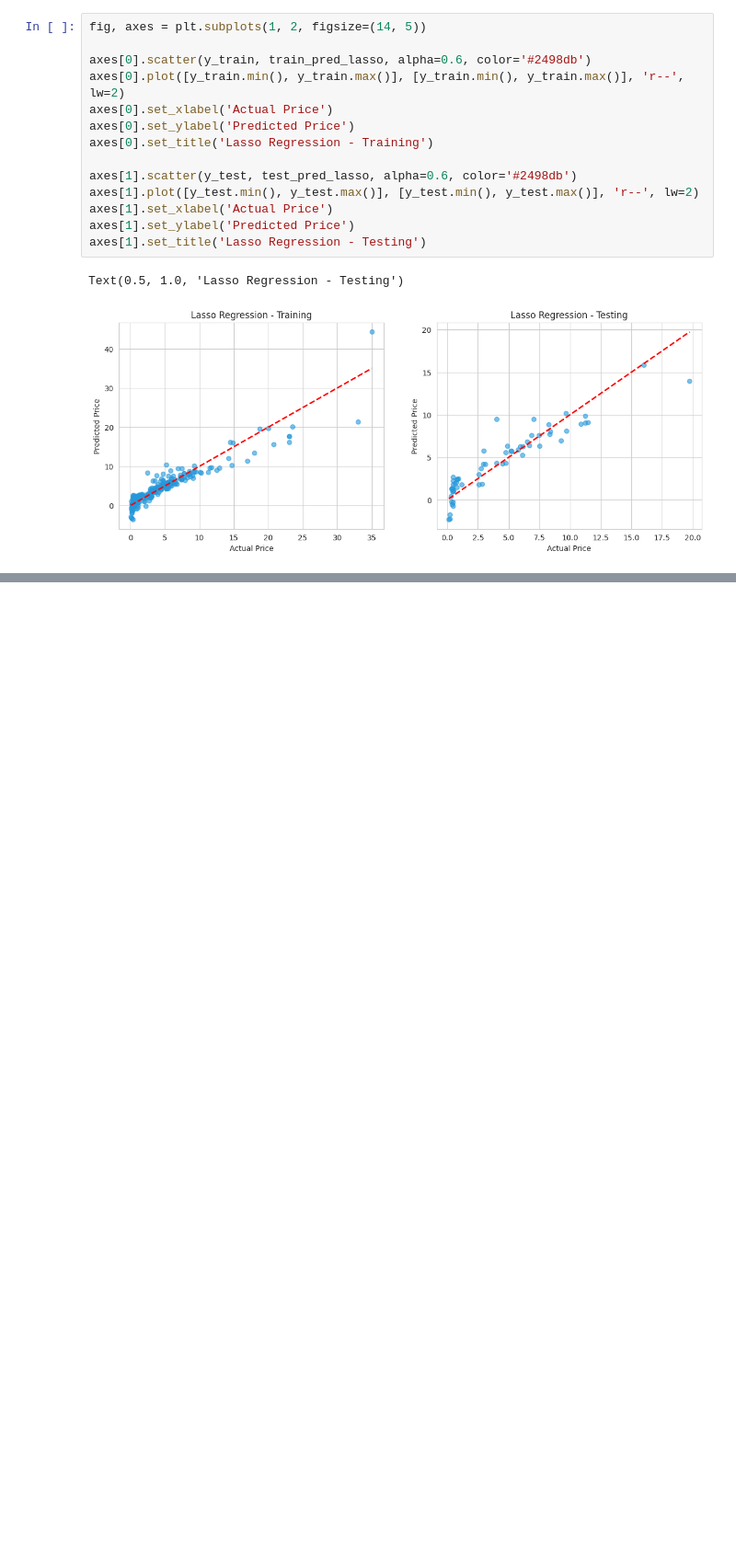
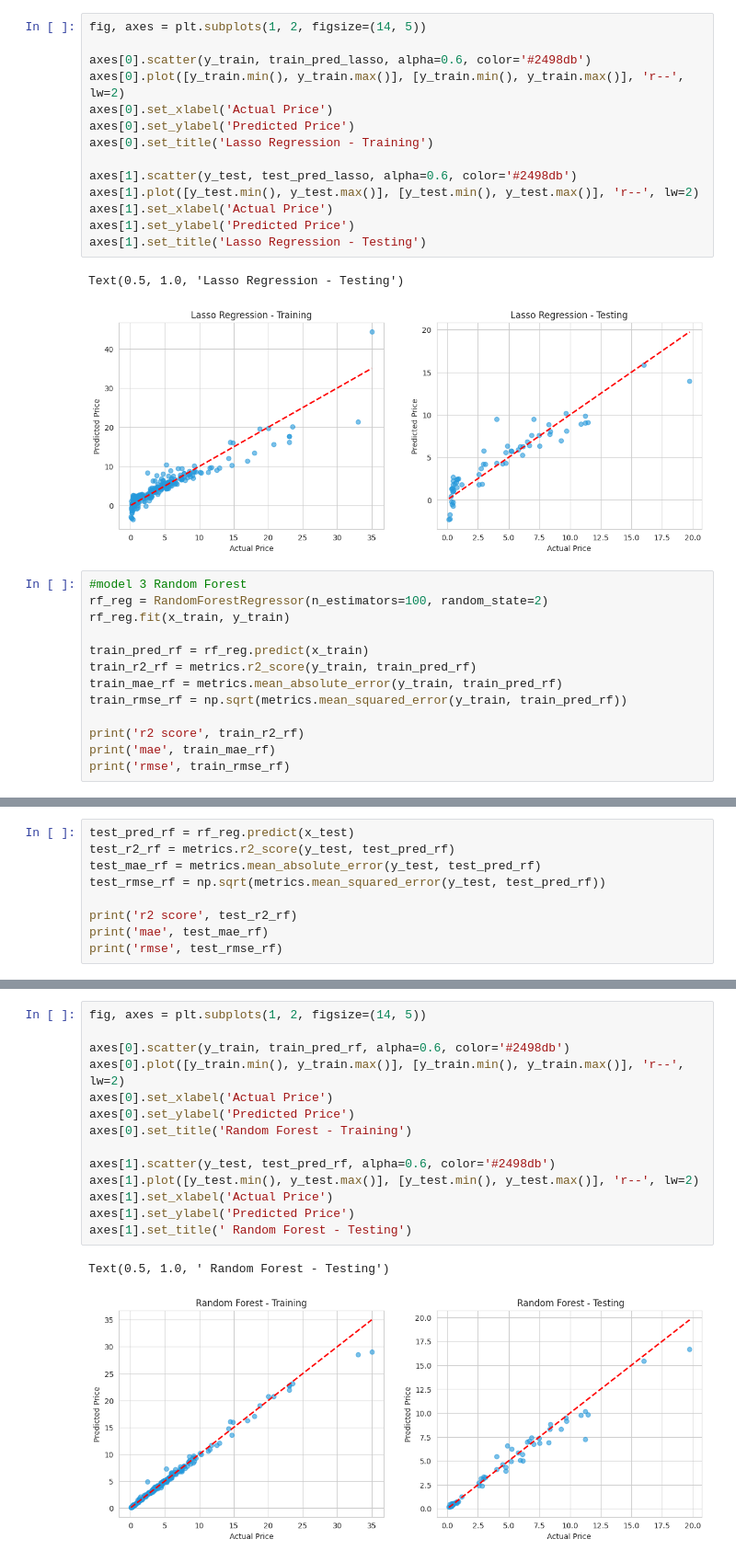
Before and after one commit to Ankush0071/Car-price-prediction-project-, a Jupyter notebook: Car_price_prediction_project_.ipynb, the cells around one changed output, grey strips where cells are left out. Shown at 92% size. Cells and saved outputs as stored; diff of their text form; blank space fills up the shorter version.

```diff
--- a/Car_price_prediction_project_.ipynb
+++ b/Car_price_prediction_project_.ipynb
@@ -310,3 +310,16 @@ axes[1].set_title('Lasso Regression - Testing')
 # %% [output]
 Text(0.5, 1.0, 'Lasso Regression - Testing')
 [figure]
+# %%
+#model 3 Random Forest
+rf_reg = RandomForestRegressor(n_estimators=100, random_state=2)
+rf_reg.fit(x_train, y_train)
+
+train_pred_rf = rf_reg.predict(x_train)
+train_r2_rf = metrics.r2_score(y_train, train_pred_rf)
+train_mae_rf = metrics.mean_absolute_error(y_train, train_pred_rf)
+train_rmse_rf = np.sqrt(metrics.mean_squared_error(y_train, train_pred_rf))
+
+print('r2 score', train_r2_rf)
+print('mae', train_mae_rf)
+print('rmse', train_rmse_rf)
@@ -312,0 +330,9 @@ Text(0.5, 1.0, 'Lasso Regression - Testing')
+# %%
+test_pred_rf = rf_reg.predict(x_test)
+test_r2_rf = metrics.r2_score(y_test, test_pred_rf)
+test_mae_rf = metrics.mean_absolute_error(y_test, test_pred_rf)
+test_rmse_rf = np.sqrt(metrics.mean_squared_error(y_test, test_pred_rf))
+
+print('r2 score', test_r2_rf)
+print('mae', test_mae_rf)
+print('rmse', test_rmse_rf)
@@ -312,0 +359,17 @@ Text(0.5, 1.0, 'Lasso Regression - Testing')
+# %%
+fig, axes = plt.subplots(1, 2, figsize=(14, 5))
+
+axes[0].scatter(y_train, train_pred_rf, alpha=0.6, color='#2498db')
+axes[0].plot([y_train.min(), y_train.max()], [y_train.min(), y_train.max()], 'r--', lw=2)
+axes[0].set_xlabel('Actual Price')
+axes[0].set_ylabel('Predicted Price')
+axes[0].set_title('Random Forest - Training')
+
+axes[1].scatter(y_test, test_pred_rf, alpha=0.6, color='#2498db')
+axes[1].plot([y_test.min(), y_test.max()], [y_test.min(), y_test.max()], 'r--', lw=2)
+axes[1].set_xlabel('Actual Price')
+axes[1].set_ylabel('Predicted Price')
+axes[1].set_title(' Random Forest - Testing')
+# %% [output]
+Text(0.5, 1.0, ' Random Forest - Testing')
+[figure, added]
```
Also changed, not shown: parts of 4 cells of this notebook.
